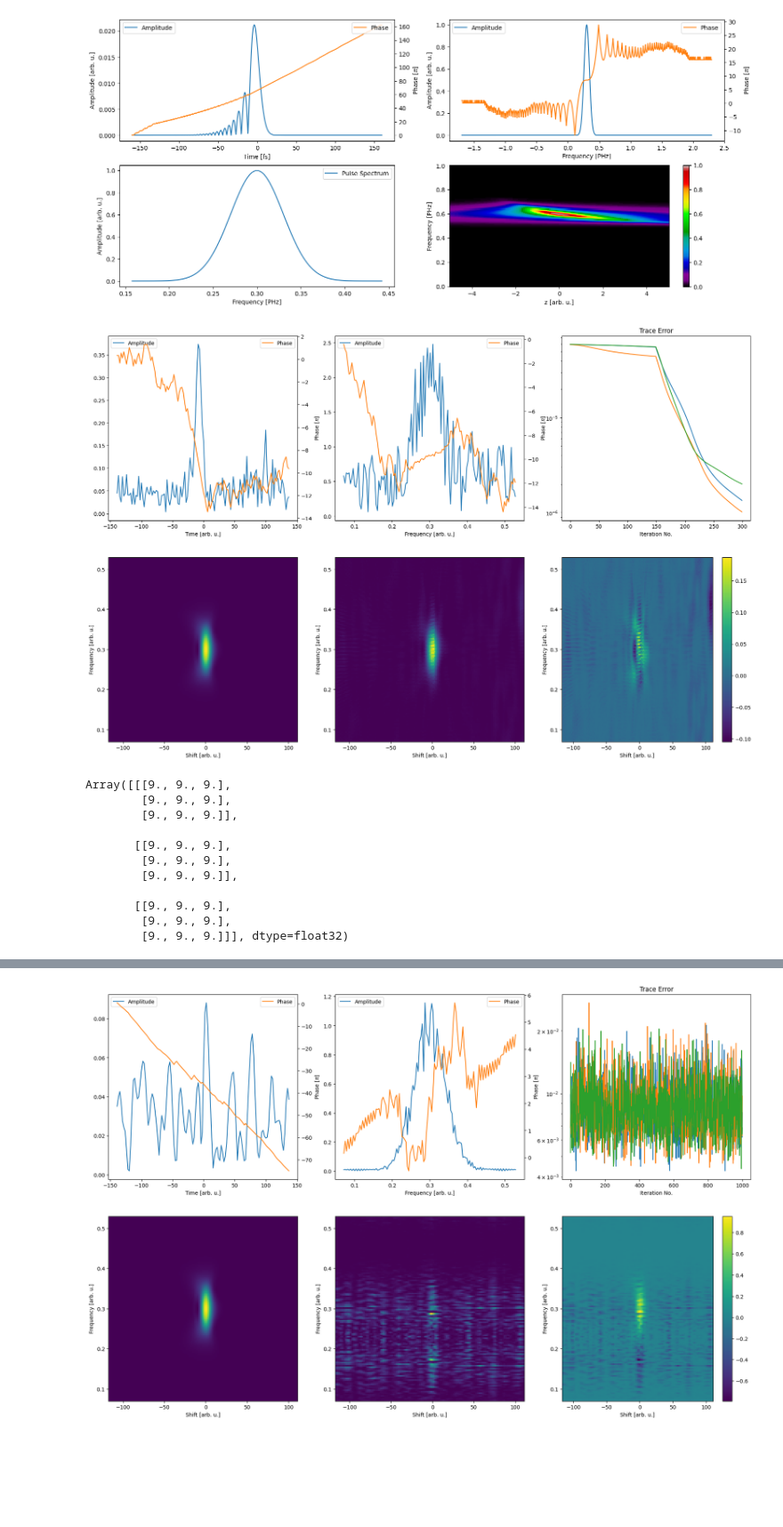
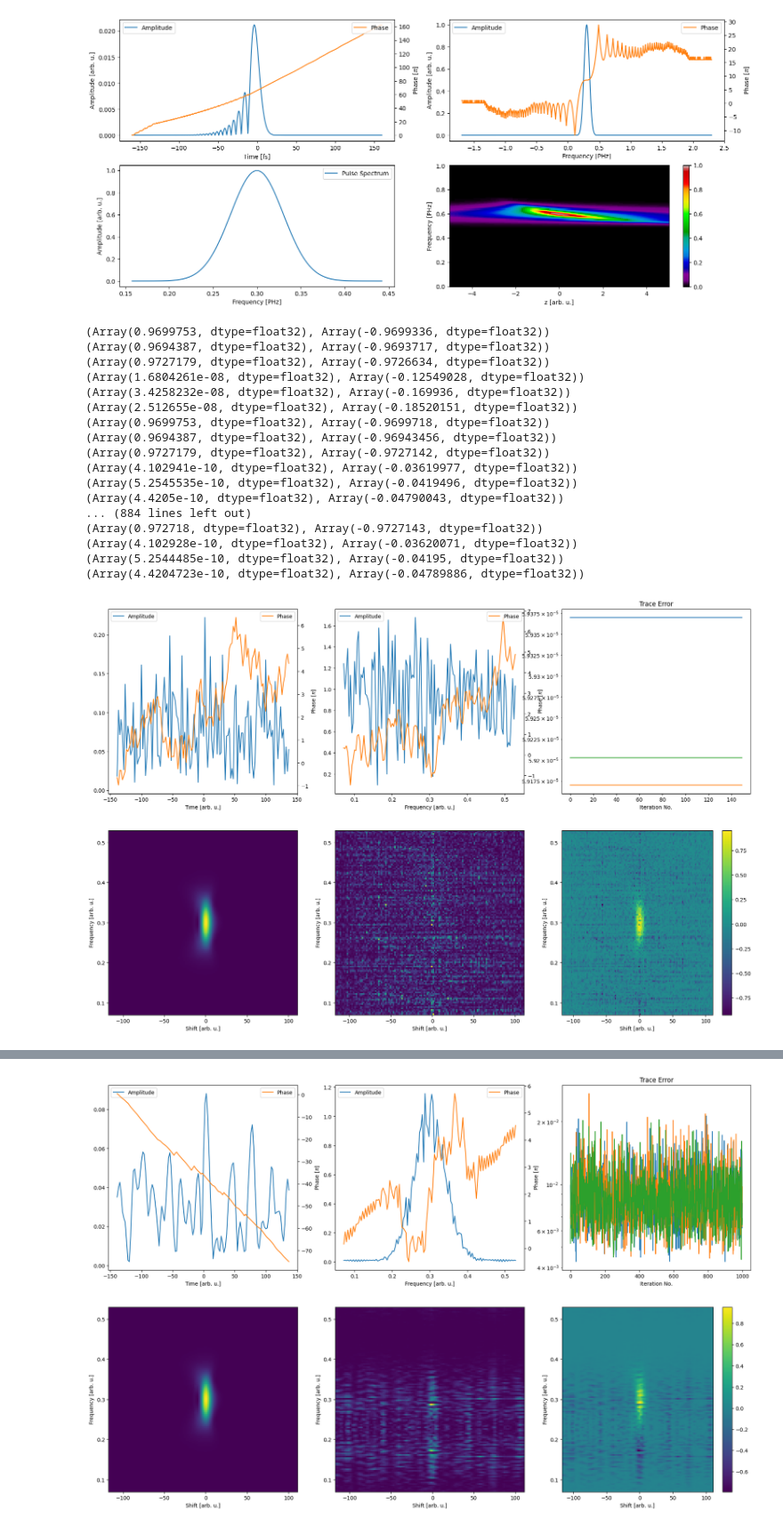
Before and after one commit to matillda123/Pulse-Retrieval-with-JAX, a Jupyter notebook: _usage_example.ipynb, the cells around one changed output, grey strips where cells are left out. Shown at 89% size. Saved outputs shown, nothing was run; the diff lists cells and outputs as text; code cells hidden in the pictures; blank space fills up the shorter version.

Commit message:
Finished unifying local/global, adpative_scaling is implemented but nonlinear seems faulty

```diff
--- a/_usage_example.ipynb
+++ b/_usage_example.ipynb
@@ -62,7 +62,7 @@ frequency, trace, spectra = pulse_maker.generate_dscan_trace_and_spectrum(z_arr,
 # %%
 from classic_algorithms_frog import Vanilla, LSGPA, GeneralizedProjection, TimeDomainPtychography, COPRA
 # %%
-# vanilla = Vanilla(time, frequency, trace, "shg")
+# vanilla = Vanilla(time, frequency, trace, "pg")
 # population = vanilla.create_initial_population(population_size=3, guess_type="random")
 
 # final_result = vanilla.run(population, 100)
@@ -84,17 +84,17 @@ from classic_algorithms_frog import Vanilla, LSGPA, GeneralizedProjection, TimeD
 
 
 
-# gp = GeneralizedProjection(time, frequency, trace, "pg", xfrog=False)
+# gp = GeneralizedProjection(time, frequency, trace, "pg", xfrog="doubleblind")
 # population = gp.create_initial_population(population_size=3, guess_type="random")
 
-# gp.global_hessian = "diagonal"#"lbfgs"
+# gp.global_hessian = False#"diagonal"#"lbfgs"
 # gp.use_conjugate_gradients=False
 
 
 # # gp.no_steps_descent = 25
 # # gp.max_steps_linesearch = 25
 # gp.use_linesearch = "backtracking"
-# gp.gamma = 1e2
+# gp.gamma = 1
 # # gp.delta_gamma = (0.5, 1.1)
 # # gp.c1 = 1e-4
 # # gp.c2 = 0.9
@@ -113,52 +113,57 @@ from classic_algorithms_frog import Vanilla, LSGPA, GeneralizedProjection, TimeD
 
 
 # tdp = TimeDomainPtychography(time, frequency, trace, "pg", "ePIE", xfrog="doubleblind")
 # population = tdp.create_initial_population(population_size=3, guess_type="random")
 
 # tdp.alpha = 0.1
-# tdp.gamma = 0.1
+# tdp.local_gamma = 0.1
+# tdp.global_gamma = 0.1
 
 # tdp.lbfgs_memory = 15
 # tdp.conjugate_gradients = False#"fletcher_reeves"
 
 # tdp.global_hessian = False #"diagonal" #"lbfgs"
 # tdp.use_linesearch = False #"wolfe"
 
-# final_result = tdp.run(population, 150, 500)
+# final_result = tdp.run(population, 15, 15)
 # tdp.plot_results(final_result)
 
 
 
 
 
 copra = COPRA(time, frequency, trace, "pg", ifrog=False)#, xfrog="doubleblind")
 population = copra.create_initial_population(population_size=3, guess_type="random")
 
 copra.use_linesearch = False #"wolfe"
 
-copra.gamma_local=1
-copra.gamma_global=0.25
-copra.adaptive_scaling = "linear"
+copra.local_gamma=1
+copra.global_gamma=0.25
+copra.local_adaptive_scaling = "linear"
+copra.global_adaptive_scaling = "nonlinear"
 copra.xi=1e-12
 
 copra.local_hessian=False
-copra.global_hessian=False#"diagonal"
+copra.global_hessian="diagonal"
 
-final_result = copra.run(population, 150, 150)
+final_result = copra.run(population, 0, 150)
 copra.plot_results(final_result)
 # %% [output]
+(Array(0.9699753, dtype=float32), Array(-0.9699336, dtype=float32))
+(Array(0.9694387, dtype=float32), Array(-0.9693717, dtype=float32))
+(Array(0.9727179, dtype=float32), Array(-0.9726634, dtype=float32))
+(Array(1.6804261e-08, dtype=float32), Array(-0.12549028, dtype=float32))
+(Array(3.4258232e-08, dtype=float32), Array(-0.169936, dtype=float32))
+(Array(2.512655e-08, dtype=float32), Array(-0.18520151, dtype=float32))
+(Array(0.9699753, dtype=float32), Array(-0.9699718, dtype=float32))
+(Array(0.9694387, dtype=float32), Array(-0.96943456, dtype=float32))
+(Array(0.9727179, dtype=float32), Array(-0.9727142, dtype=float32))
+(Array(4.102941e-10, dtype=float32), Array(-0.03619977, dtype=float32))
+(Array(5.2545535e-10, dtype=float32), Array(-0.0419496, dtype=float32))
+(Array(4.4205e-10, dtype=float32), Array(-0.04790043, dtype=float32))
+... (884 lines left out)
+(Array(0.972718, dtype=float32), Array(-0.9727143, dtype=float32))
+(Array(4.102928e-10, dtype=float32), Array(-0.03620071, dtype=float32))
+(Array(5.2544485e-10, dtype=float32), Array(-0.04195, dtype=float32))
+(Array(4.4204723e-10, dtype=float32), Array(-0.04789886, dtype=float32))
-[figure, old version]
+[figure, new version]
-# %%
-jnp.ones((3,3)) @ jnp.ones((3,3,3)) @ jnp.ones((3,3))
-# %% [output]
-Array([[[9., 9., 9.],
-        [9., 9., 9.],
-        [9., 9., 9.]],
-
-       [[9., 9., 9.],
-        [9., 9., 9.],
-        [9., 9., 9.]],
-
-       [[9., 9., 9.],
-        [9., 9., 9.],
-        [9., 9., 9.]]], dtype=float32)
```
Also changed, not shown: parts of 5 cells of this notebook, 10 other files.
